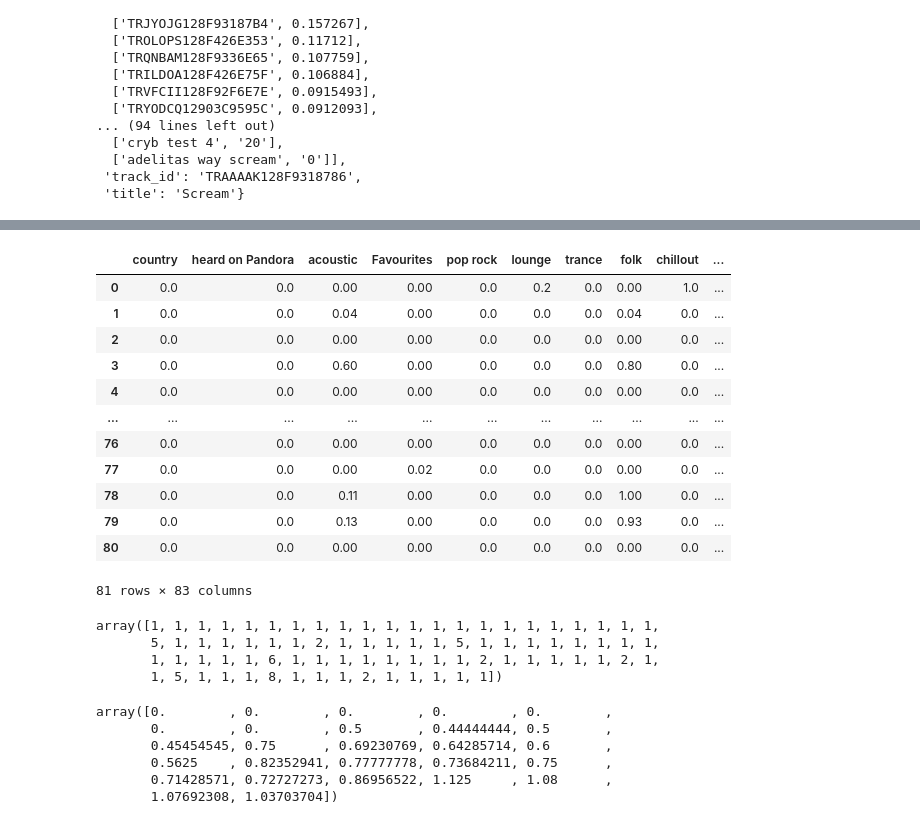
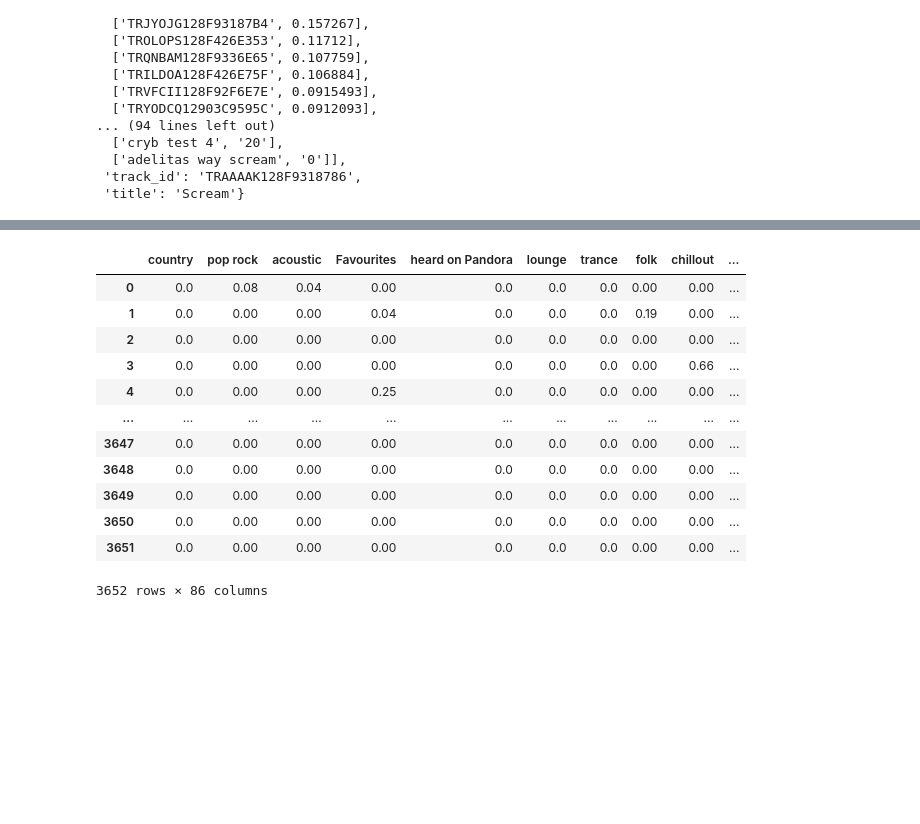
Before and after one commit to Sharp90/recommendation, a Jupyter notebook: million_song_recomm.ipynb, the cells around one changed output, grey strips where cells are left out. Drawn from its saved outputs; the diff is of its cells as text; code cells hidden in the pictures; blank space fills up the shorter version.

```diff
--- a/million_song_recomm.ipynb
+++ b/million_song_recomm.ipynb
@@ -14,7 +14,7 @@ import warnings
 warnings.simplefilter(action='ignore', category=FutureWarning)
 # %%
 data = pd.read_csv("/home/rai/다운로드/train_triplets.txt", sep="\t", names=['user', 'song', 'number of play'])
-data = data[:100000]
+data = data
 data.head()
 # %% [output]
 |  | user | song | number of play |
@@ -91,7 +96,7 @@ tag_freq
  'relax',
  'new wave']
 # %%
-user1 = data.loc[data['user']=='b80344d063b5ccb3212f76538f3d9e43d87dca9e']
+user1 = data.loc[data['user']=='ec6dfcf19485cb011e0b22637075037aae34cf26']
 user1
 # %% [output]
 |  | user | song | number of play |
@@ -251,23 +256,23 @@ df2
 # %%
-df2 = df2[:81]
+df2 = df2
 df3 = df2.drop(['number of play', 'track'],axis=1)
 df3 = df3.astype(float)
 df3 = df3 / 100
-df3[:81]
+df3
 # %% [output]
-|  | country | heard on Pandora | acoustic | Favourites | pop rock | lounge | trance | folk | chillout | ... |
-| 0 | 0.0 | 0.0 | 0.00 | 0.00 | 0.0 | 0.2 | 0.0 | 0.00 | 1.0 | ... |
-| 1 | 0.0 | 0.0 | 0.04 | 0.00 | 0.0 | 0.0 | 0.0 | 0.04 | 0.0 | ... |
-| 2 | 0.0 | 0.0 | 0.00 | 0.00 | 0.0 | 0.0 | 0.0 | 0.00 | 0.0 | ... |
-| 3 | 0.0 | 0.0 | 0.60 | 0.00 | 0.0 | 0.0 | 0.0 | 0.80 | 0.0 | ... |
-| 4 | 0.0 | 0.0 | 0.00 | 0.00 | 0.0 | 0.0 | 0.0 | 0.00 | 0.0 | ... |
+|  | country | pop rock | acoustic | Favourites | heard on Pandora | lounge | trance | folk | chillout | ... |
+| 0 | 0.0 | 0.08 | 0.04 | 0.00 | 0.0 | 0.0 | 0.0 | 0.00 | 0.00 | ... |
+| 1 | 0.0 | 0.00 | 0.00 | 0.04 | 0.0 | 0.0 | 0.0 | 0.19 | 0.00 | ... |
+| 2 | 0.0 | 0.00 | 0.00 | 0.00 | 0.0 | 0.0 | 0.0 | 0.00 | 0.00 | ... |
+| 3 | 0.0 | 0.00 | 0.00 | 0.00 | 0.0 | 0.0 | 0.0 | 0.00 | 0.66 | ... |
+| 4 | 0.0 | 0.00 | 0.00 | 0.25 | 0.0 | 0.0 | 0.0 | 0.00 | 0.00 | ... |
 | ... | ... | ... | ... | ... | ... | ... | ... | ... | ... | ... |
-| 76 | 0.0 | 0.0 | 0.00 | 0.00 | 0.0 | 0.0 | 0.0 | 0.00 | 0.0 | ... |
-| 77 | 0.0 | 0.0 | 0.00 | 0.02 | 0.0 | 0.0 | 0.0 | 0.00 | 0.0 | ... |
-| 78 | 0.0 | 0.0 | 0.11 | 0.00 | 0.0 | 0.0 | 0.0 | 1.00 | 0.0 | ... |
-| 79 | 0.0 | 0.0 | 0.13 | 0.00 | 0.0 | 0.0 | 0.0 | 0.93 | 0.0 | ... |
-| 80 | 0.0 | 0.0 | 0.00 | 0.00 | 0.0 | 0.0 | 0.0 | 0.00 | 0.0 | ... |
+| 3647 | 0.0 | 0.00 | 0.00 | 0.00 | 0.0 | 0.0 | 0.0 | 0.00 | 0.00 | ... |
+| 3648 | 0.0 | 0.00 | 0.00 | 0.00 | 0.0 | 0.0 | 0.0 | 0.00 | 0.00 | ... |
+| 3649 | 0.0 | 0.00 | 0.00 | 0.00 | 0.0 | 0.0 | 0.0 | 0.00 | 0.00 | ... |
+| 3650 | 0.0 | 0.00 | 0.00 | 0.00 | 0.0 | 0.0 | 0.0 | 0.00 | 0.00 | ... |
+| 3651 | 0.0 | 0.00 | 0.00 | 0.00 | 0.0 | 0.0 | 0.0 | 0.00 | 0.00 | ... |
-81 rows × 83 columns
+3652 rows × 86 columns
 # %%
 y = df2['number of play'].to_numpy()
 X = df3.to_numpy()
@@ -282,13 +287,6 @@ S = 1.
 
 D = np.reshape(X, (T,K,dim))
 R = np.reshape(y, (T,K))
-# %%
-y
-# %% [output]
-array([1, 1, 1, 1, 1, 1, 1, 1, 1, 1, 1, 1, 1, 1, 1, 1, 1, 1, 1, 1, 1, 1,
-       5, 1, 1, 1, 1, 1, 1, 2, 1, 1, 1, 1, 1, 5, 1, 1, 1, 1, 1, 1, 1, 1,
-       1, 1, 1, 1, 1, 6, 1, 1, 1, 1, 1, 1, 1, 1, 2, 1, 1, 1, 1, 1, 2, 1,
-       1, 5, 1, 1, 1, 8, 1, 1, 1, 2, 1, 1, 1, 1, 1])
 # %%
 get_mean = lambda x, y: R[y]
 get_observation = lambda x, y, z: R[y][z]
@@ -298,12 +296,3 @@ error_list, theta_star = TOFU(D, get_mean, get_observation, S=S, lamb=1., delta=
 # error_list, pro_estimator = SupHvyLinBandit(D, get_mean, get_observation, method="proof", S=S, lamb=1., delta=0.001, nu = 1e-4, p=p)
 # error_list, btc_estimator = SupHvyLinBandit(D, get_mean, get_observation, method="btc", S=S, lamb=1., delta=0.001, nu = 1., p=p)
 # error_list, bmm_estimator = SupHvyLinBandit(D, get_mean, get_observation, method="bmm", S=S, lamb=1., delta=0.001, nu = 1., p=p)
-# %%
-error_list
-# %% [output]
-array([0.        , 0.        , 0.        , 0.        , 0.        ,
-       0.        , 0.        , 0.5       , 0.44444444, 0.5       ,
-       0.45454545, 0.75      , 0.69230769, 0.64285714, 0.6       ,
-       0.5625    , 0.82352941, 0.77777778, 0.73684211, 0.75      ,
-       0.71428571, 0.72727273, 0.86956522, 1.125     , 1.08      ,
-       1.07692308, 1.03703704])
```
Also changed, not shown: parts of 10 cells of this notebook.
